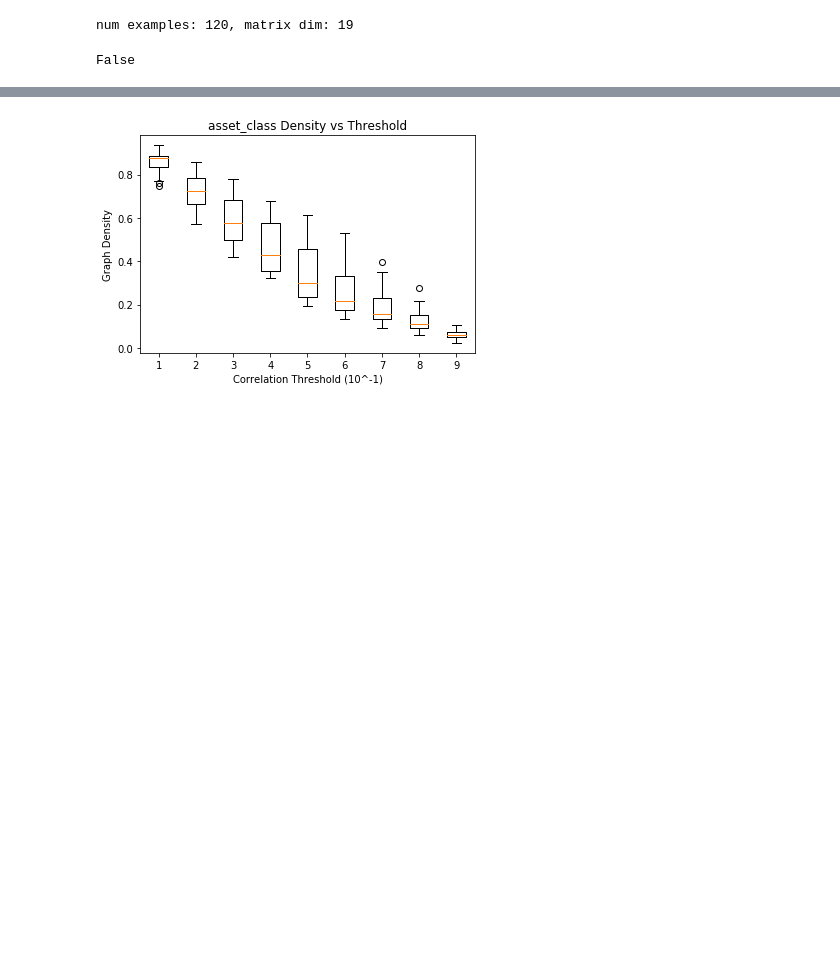
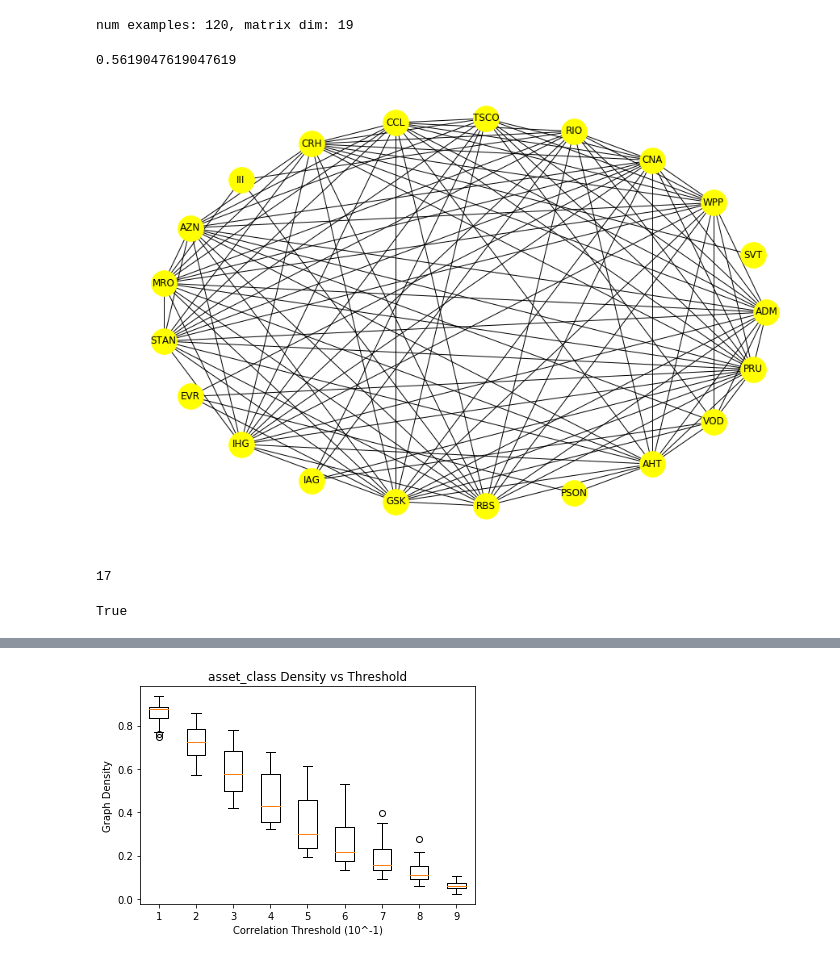
Before and after one commit to angadkalra/QuantumComputingProject, a Jupyter notebook: GraphColor/GCExperiments.ipynb, the cells around one changed output, grey strips where cells are left out. Cells and saved outputs as stored; diff of their text form; code cells hidden in the pictures; blank space fills up the shorter version.

Commit message:
creating graph visuals

```diff
--- a/GraphColor/GCExperiments.ipynb
+++ b/GraphColor/GCExperiments.ipynb
@@ -21,7 +21,7 @@ sampler = EmbeddingComposite(DWaveSampler(solver=dwave_solver, token=api_key))
 # %%
 # Import data
 
-dataset = 'asset_class' # values: 'asset_class','ftse','sectors','sp100'
+dataset = 'ftse' # values: 'asset_class','ftse','sectors','sp100'
 
 corr_tensor = np.load('../Data/%s/%s_corr.npy' % (dataset, dataset))
 dates = np.load('../Data/%s/%s_dates.npy' % (dataset, dataset))
@@ -33,3 +37,8 @@ dim = corr_tensor.shape[1]
+# %%
+node_descr = np.delete(nodes_descr, 1, 1)
+node_labels = {}
+for node in nodes_descr:
+    node_labels[node[0]] = node[2]
 # %%
 print("num examples: %d, matrix dim: %d" % (num_examples, dim))
 # %% [output]
@@ -85,16 +94,30 @@ def coloring_score(G, coloring):
         return count/G.number_of_edges()
 # %%
 # Test to see if DW comp. is working
-corr_mat = corr_tensor[int(num_examples/2), :, :].copy()
+corr_mat = corr_tensor[50, :, :].copy()
 
-corr_mat[(corr_mat > -1*0.5) & (corr_mat < 0.5)] = 0
+corr_mat[(corr_mat > -1*0.3) & (corr_mat < 0.3)] = 0
 G, density = make_graph(corr_mat, nodes, 'corr')
+# %%
+density
+# %% [output]
+0.5619047619047619
+# %%
+fig,ax = plt.subplots(figsize=(15,10))
+nx.draw_shell(G, ax=ax, with_labels=True, node_size=1000, node_color="yellow")
+fig.savefig('../ReportFiguresPlots/GraphColor/GraphVisual/%s_before.png'%(dataset))
+# %% [output]
+[figure, added]
 # %%
 coloring = dnx.min_vertex_coloring(G, sampler)
 num_colors = np.max(list(coloring.values()))
 # %%
 assert num_colors > 0 and num_colors <= get_max_deg(G)
+# %%
+get_max_deg(G)
+# %% [output]
+17
 # %%
 dnx.is_vertex_coloring(G, coloring)
 # %% [output]
-False
+True
```
Also changed, not shown: parts of 3 cells of this notebook, 10 other files.
